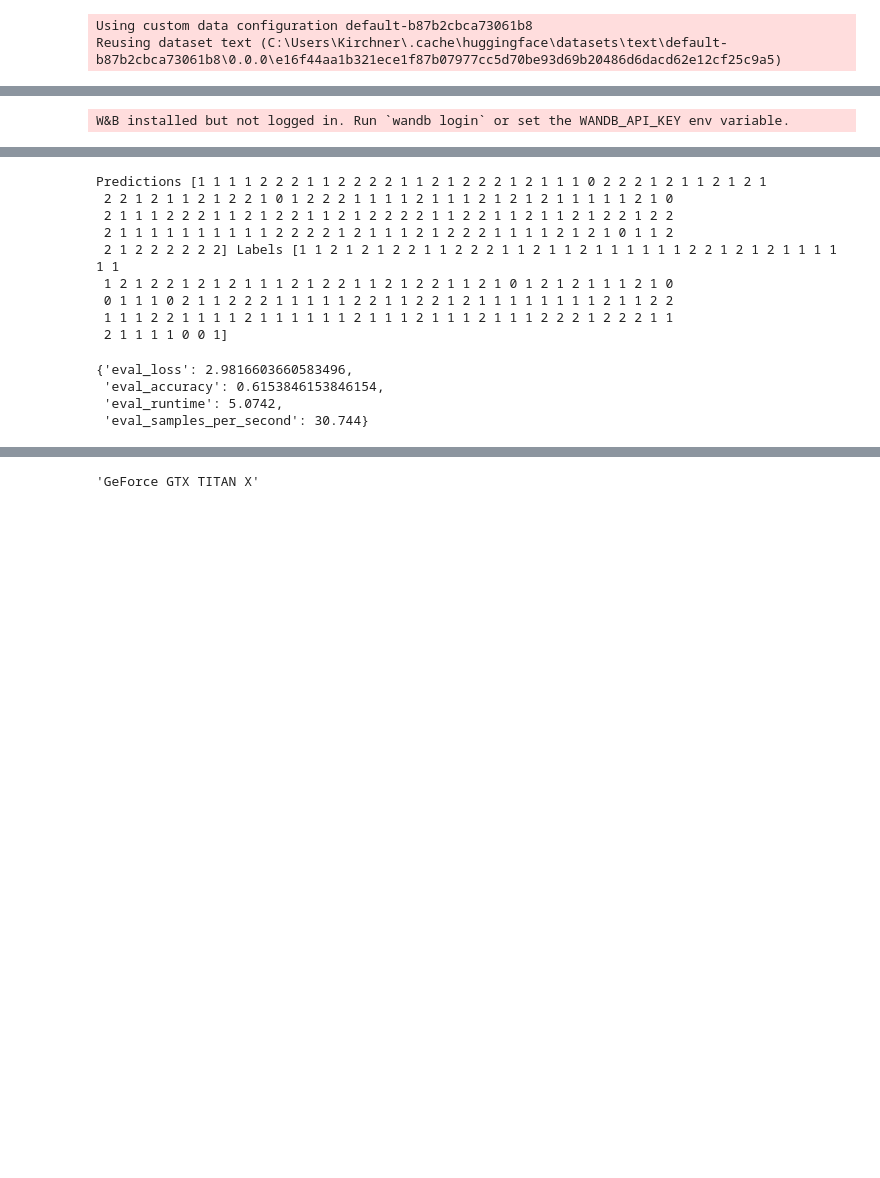
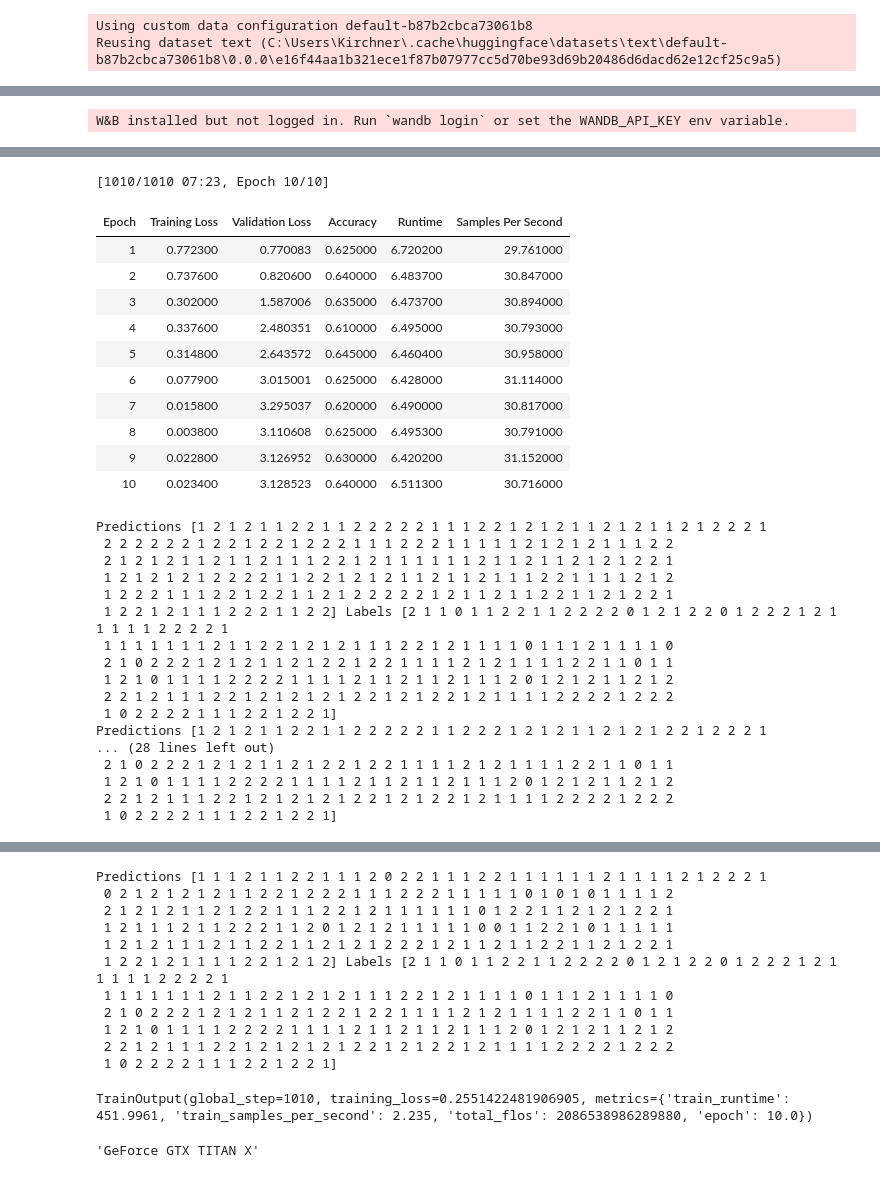
Before and after one commit to KirchnerS/Masterarbeit, a Jupyter notebook: training.ipynb, the cells around one changed output, grey strips where cells are left out. Drawn from its saved outputs; the diff is of its cells as text; code cells hidden in the pictures; blank space fills up the shorter version.

Commit message:
Added training notebook before training with 4 users in training/test data

```diff
--- a/training.ipynb
+++ b/training.ipynb
@@ -67,16 +71,26 @@ labels_test = []
 label_to_id = {"positive" : 0, "negative" : 1, "neutral" : 2}
 id_to_label = {0:"positive", 1:"negative", 2:"neutral"}
 
-with open ("cleaned_annotated_data_training_800.txt", encoding="utf-8", mode="r+") as f:
-    training_data = f.readlines()[:800]
+### Here we create a training set that can be used to compare across different sizes of training data
+
+mein_dataframe1 = pd.read_csv("cleaned_annotated_data_training.txt", sep="\t", header=None, nrows=88)
+mein_dataframe1.columns = ["ID", "Date", "Time", "Comment Level", "Username", "Opinion", "Sentiment",
+                          "topic_comment", "Topic_article"]
+
+print(mein_dataframe1["Sentiment"])
+
+with open ("cleaned_annotated_data_training.txt", encoding="utf-8", mode="r+") as f:
+    training_data = f.readlines()
     split_index = int(len(training_data)*0.8)
 
+    ### The split on index 6 gives us Sentiment, split on 5 Opinion
+
+    ### The first 88 annotations had been annotated without a article topic
     for line in training_data[:88]:
         text_train.append(line.split("\t")[8])
         labels_train.append(label_to_id[line.split("\t")[6]])
     for line in training_data[89:split_index]:
         text_train.append(line.split("\t")[9])
-
         labels_train.append(label_to_id[line.split("\t")[6]])
     for line in training_data[split_index+1:]:
         text_test.append(line.split("\t")[9])
@@ -138,7 +164,4 @@ len(tokenized_dataset_train)
 # %%
-# Training loop for model, execute cells above
-# (Un)comment train for training/evaluation
-
 training_args = TrainingArguments(
     output_dir='./results',
     learning_rate=2e-5,
@@ -146,9 +169,7 @@ training_args = TrainingArguments(
     per_device_eval_batch_size=1,
     num_train_epochs=10,
     weight_decay=0.01,
-    # Changes number of output floats for tensor board logging file
     logging_steps=20,
-    # can be changed to use other method of logging
     evaluation_strategy="epoch"
 
 )
@@ -164,7 +185,7 @@ trainer = Trainer(
     compute_metrics = compute_metrics_accuracy
 )
 
-# trainer.train()
-trainer.evaluate()
+trainer.train()
+# trainer.evaluate()
 # %% [output]
 W&B installed but not logged in. Run `wandb login` or set the WANDB_API_KEY env variable.
@@ -172,13 +192,29 @@ W&B installed but not logged in. Run `wandb login` or set the WANDB_API_KEY env
-Predictions [1 1 1 1 2 2 2 1 1 2 2 2 2 1 1 2 1 2 2 2 1 2 1 1 1 0 2 2 2 1 2 1 1 2 1 2 1
- 2 2 1 2 1 1 2 1 2 2 1 0 1 2 2 2 1 1 1 1 2 1 1 1 2 1 2 1 2 1 1 1 1 1 2 1 0
- 2 1 1 1 2 2 2 1 1 2 1 2 2 1 1 2 1 2 2 2 2 1 1 2 2 1 1 2 1 1 2 1 2 2 1 2 2
- 2 1 1 1 1 1 1 1 1 1 1 2 2 2 2 1 2 1 1 1 2 1 2 2 2 1 1 1 1 2 1 2 1 0 1 1 2
- 2 1 2 2 2 2 2 2] Labels [1 1 2 1 2 1 2 2 1 1 2 2 2 1 1 2 1 1 2 1 1 1 1 1 1 2 2 1 2 1 2 1 1 1 1 1 1
- 1 2 1 2 2 1 2 1 2 1 1 1 2 1 2 2 1 1 2 1 2 2 1 1 2 1 0 1 2 1 2 1 1 1 2 1 0
- 0 1 1 1 0 2 1 1 2 2 2 1 1 1 1 1 2 2 1 1 2 2 1 2 1 1 1 1 1 1 1 1 2 1 1 2 2
- 1 1 1 2 2 1 1 1 1 2 1 1 1 1 1 1 2 1 1 1 2 1 1 1 2 1 1 1 2 2 2 1 2 2 2 1 1
- 2 1 1 1 1 0 0 1]
+[1010/1010 07:23, Epoch 10/10]
+| Epoch | Training Loss | Validation Loss | Accuracy | Runtime | Samples Per Second |
+| 1 | 0.772300 | 0.770083 | 0.625000 | 6.720200 | 29.761000 |
+| 2 | 0.737600 | 0.820600 | 0.640000 | 6.483700 | 30.847000 |
+| 3 | 0.302000 | 1.587006 | 0.635000 | 6.473700 | 30.894000 |
+| 4 | 0.337600 | 2.480351 | 0.610000 | 6.495000 | 30.793000 |
+| 5 | 0.314800 | 2.643572 | 0.645000 | 6.460400 | 30.958000 |
+| 6 | 0.077900 | 3.015001 | 0.625000 | 6.428000 | 31.114000 |
+| 7 | 0.015800 | 3.295037 | 0.620000 | 6.490000 | 30.817000 |
+| 8 | 0.003800 | 3.110608 | 0.625000 | 6.495300 | 30.791000 |
+| 9 | 0.022800 | 3.126952 | 0.630000 | 6.420200 | 31.152000 |
+| 10 | 0.023400 | 3.128523 | 0.640000 | 6.511300 | 30.716000 |
-{'eval_loss': 2.9816603660583496,
- 'eval_accuracy': 0.6153846153846154,
- 'eval_runtime': 5.0742,
- 'eval_samples_per_second': 30.744}
+Predictions [1 2 1 2 1 1 2 2 1 1 2 2 2 2 2 1 1 1 2 2 1 2 1 2 1 1 2 1 2 1 1 2 1 2 2 2 1
+ 2 2 2 2 2 2 1 2 2 1 2 2 1 2 2 2 1 1 1 2 2 2 1 1 1 1 1 2 1 2 1 2 1 1 1 2 2
+ 2 1 2 1 2 1 1 2 1 1 2 1 1 1 2 2 1 2 1 1 1 1 1 1 2 1 1 2 1 1 2 1 2 1 2 2 1
+ 1 2 1 2 1 2 1 2 2 2 2 1 1 2 2 1 2 1 2 1 1 2 1 1 2 1 1 1 2 2 1 1 1 1 2 1 2
+ 1 2 2 2 1 1 1 2 2 1 2 2 1 1 2 1 2 2 2 2 2 1 2 1 1 2 1 1 2 2 1 1 2 1 2 2 1
+ 1 2 2 1 2 1 1 1 2 2 2 1 1 2 2] Labels [2 1 1 0 1 1 2 2 1 1 2 2 2 2 0 1 2 1 2 2 0 1 2 2 2 1 2 1 1 1 1 1 2 2 2 2 1
+ 1 1 1 1 1 1 1 2 1 1 2 2 1 2 1 2 1 1 1 2 2 1 2 1 1 1 1 0 1 1 1 2 1 1 1 1 0
+ 2 1 0 2 2 2 1 2 1 2 1 1 2 1 2 2 1 2 2 1 1 1 1 2 1 2 1 1 1 1 2 2 1 1 0 1 1
+ 1 2 1 0 1 1 1 1 2 2 2 2 1 1 1 1 2 1 1 2 1 1 2 1 1 1 2 0 1 2 1 2 1 1 2 1 2
+ 2 2 1 2 1 1 1 2 2 1 2 1 2 1 2 1 2 2 1 2 1 2 2 1 2 1 1 1 1 2 2 2 2 1 2 2 2
+ 1 0 2 2 2 2 1 1 1 2 2 1 2 2 1]
+Predictions [1 2 1 2 1 1 2 2 1 1 2 2 2 2 2 1 1 2 2 2 1 2 1 2 1 1 2 1 2 1 2 2 1 2 2 2 1
+... (28 lines left out)
+ 2 1 0 2 2 2 1 2 1 2 1 1 2 1 2 2 1 2 2 1 1 1 1 2 1 2 1 1 1 1 2 2 1 1 0 1 1
+ 1 2 1 0 1 1 1 1 2 2 2 2 1 1 1 1 2 1 1 2 1 1 2 1 1 1 2 0 1 2 1 2 1 1 2 1 2
+ 2 2 1 2 1 1 1 2 2 1 2 1 2 1 2 1 2 2 1 2 1 2 2 1 2 1 1 1 1 2 2 2 2 1 2 2 2
+ 1 0 2 2 2 2 1 1 1 2 2 1 2 2 1]
@@ -185,3 +238,15 @@ Predictions [1 1 1 1 2 2 2 1 1 2 2 2 2 1 1 2 1 2 2 2 1 2 1 1 1 0 2 2 2 1 2 1 1 2
+Predictions [1 1 1 2 1 1 2 2 1 1 1 2 0 2 2 1 1 1 2 2 1 1 1 1 1 1 2 1 1 1 1 2 1 2 2 2 1
+ 0 2 1 2 1 2 1 2 1 1 2 2 1 2 2 2 1 1 1 2 2 2 1 1 1 1 1 0 1 0 1 0 1 1 1 1 2
+ 2 1 2 1 2 1 1 2 1 2 2 1 1 1 2 2 1 2 1 1 1 1 1 1 0 1 2 2 1 1 2 1 2 1 2 2 1
+ 1 2 1 1 1 2 1 1 2 2 2 1 1 2 0 1 2 1 2 1 1 1 1 1 0 0 1 1 2 2 1 0 1 1 1 1 1
+ 1 2 1 2 1 1 1 2 1 1 2 2 1 1 2 1 2 1 2 2 2 1 2 1 1 2 1 1 2 2 1 1 2 1 2 2 1
+ 1 2 2 1 2 1 1 1 1 2 2 1 2 1 2] Labels [2 1 1 0 1 1 2 2 1 1 2 2 2 2 0 1 2 1 2 2 0 1 2 2 2 1 2 1 1 1 1 1 2 2 2 2 1
+ 1 1 1 1 1 1 1 2 1 1 2 2 1 2 1 2 1 1 1 2 2 1 2 1 1 1 1 0 1 1 1 2 1 1 1 1 0
+ 2 1 0 2 2 2 1 2 1 2 1 1 2 1 2 2 1 2 2 1 1 1 1 2 1 2 1 1 1 1 2 2 1 1 0 1 1
+ 1 2 1 0 1 1 1 1 2 2 2 2 1 1 1 1 2 1 1 2 1 1 2 1 1 1 2 0 1 2 1 2 1 1 2 1 2
+ 2 2 1 2 1 1 1 2 2 1 2 1 2 1 2 1 2 2 1 2 1 2 2 1 2 1 1 1 1 2 2 2 2 1 2 2 2
+ 1 0 2 2 2 2 1 1 1 2 2 1 2 2 1]
+TrainOutput(global_step=1010, training_loss=0.2551422481906905, metrics={'train_runtime': 451.9961, 'train_samples_per_second': 2.235, 'total_flos': 2086538986289880, 'epoch': 10.0})
 # %%
 torch.cuda.get_device_name(0)
 # %% [output]
```
Also changed, not shown: parts of 10 cells of this notebook.
